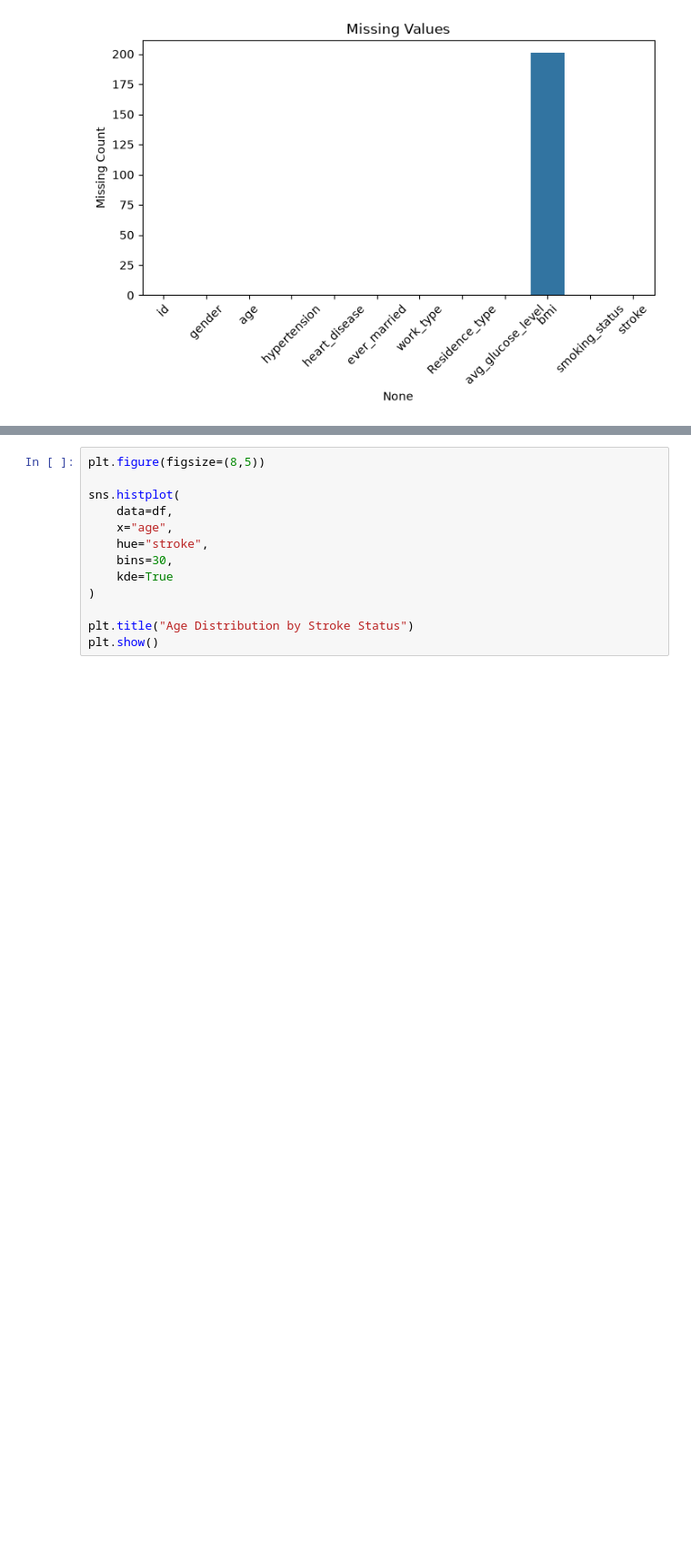
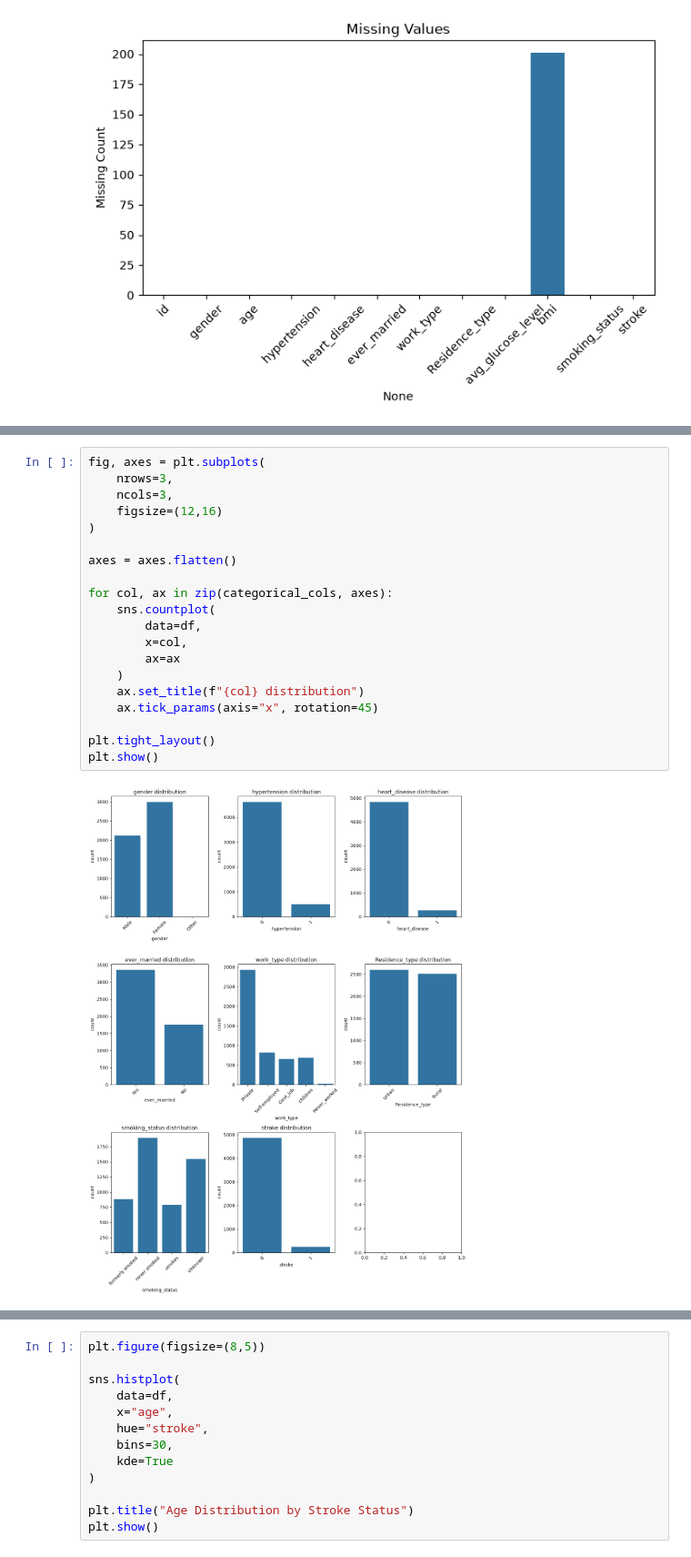
Before and after one commit to YipingMa9377/project1---stroke-prediction, a Jupyter notebook: notebooks/01_EDA.ipynb, the cells around one changed output, grey strips where cells are left out. Shown at 91% size. Cells and saved outputs as stored; diff of their text form; blank space fills up the shorter version.

```diff
--- a/notebooks/01_EDA.ipynb
+++ b/notebooks/01_EDA.ipynb
@@ -148,0 +220,22 @@ Name: proportion, dtype: float64
+# %%
+fig, axes = plt.subplots(
+    nrows=3,
+    ncols=3,
+    figsize=(12,16)
+)
+
+axes = axes.flatten()
+
+for col, ax in zip(categorical_cols, axes):
+    sns.countplot(
+        data=df,
+        x=col,
+        ax=ax
+    )
+    ax.set_title(f"{col} distribution")
+    ax.tick_params(axis="x", rotation=45)
+
+plt.tight_layout()
+plt.show()
+# %% [output]
+[figure, added]
```
Also changed, not shown: parts of 34 cells of this notebook.
